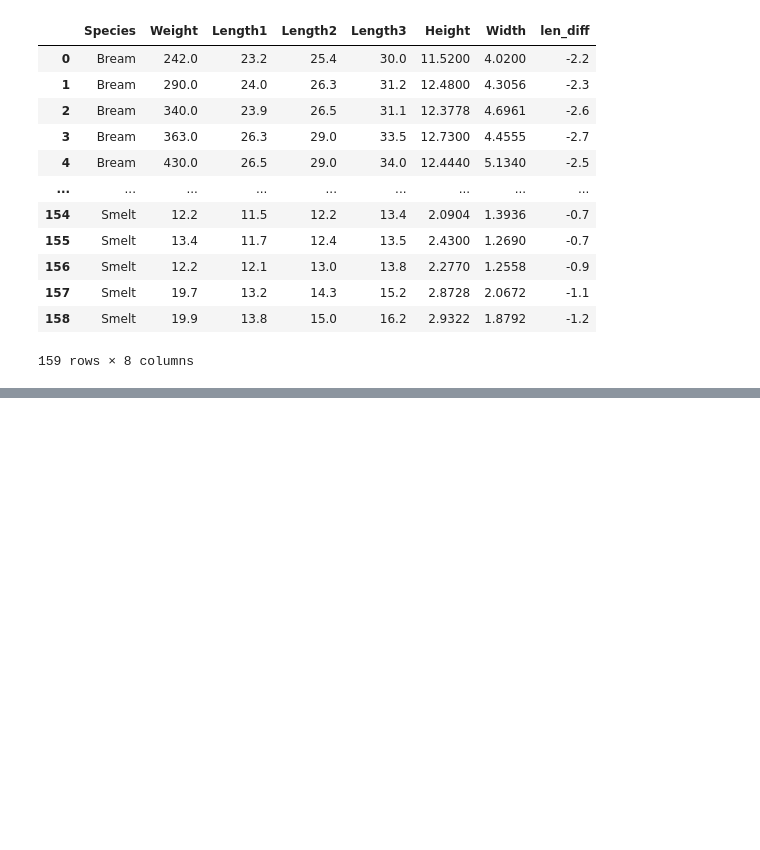
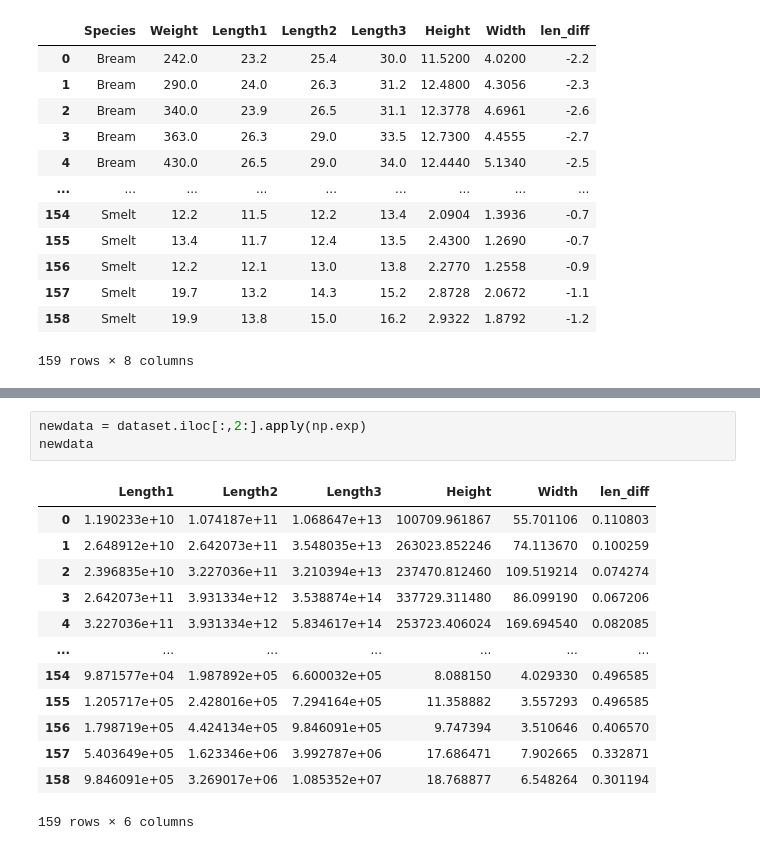
Before and after one commit to tejaswini-rb/tutorials, a Jupyter notebook: Pandas.ipynb, the cells around one changed output, grey strips where cells are left out. Cells and saved outputs as stored; diff of their text form; blank space fills up the shorter version.

```diff
--- a/Pandas.ipynb
+++ b/Pandas.ipynb
@@ -244,0 +291,17 @@ dataset
+# %%
+newdata = dataset.iloc[:,2:].apply(np.exp)
+newdata
+# %% [output]
+|  | Length1 | Length2 | Length3 | Height | Width | len_diff |
+| 0 | 1.190233e+10 | 1.074187e+11 | 1.068647e+13 | 100709.961867 | 55.701106 | 0.110803 |
+| 1 | 2.648912e+10 | 2.642073e+11 | 3.548035e+13 | 263023.852246 | 74.113670 | 0.100259 |
+| 2 | 2.396835e+10 | 3.227036e+11 | 3.210394e+13 | 237470.812460 | 109.519214 | 0.074274 |
+| 3 | 2.642073e+11 | 3.931334e+12 | 3.538874e+14 | 337729.311480 | 86.099190 | 0.067206 |
+| 4 | 3.227036e+11 | 3.931334e+12 | 5.834617e+14 | 253723.406024 | 169.694540 | 0.082085 |
+| ... | ... | ... | ... | ... | ... | ... |
+| 154 | 9.871577e+04 | 1.987892e+05 | 6.600032e+05 | 8.088150 | 4.029330 | 0.496585 |
+| 155 | 1.205717e+05 | 2.428016e+05 | 7.294164e+05 | 11.358882 | 3.557293 | 0.496585 |
+| 156 | 1.798719e+05 | 4.424134e+05 | 9.846091e+05 | 9.747394 | 3.510646 | 0.406570 |
+| 157 | 5.403649e+05 | 1.623346e+06 | 3.992787e+06 | 17.686471 | 7.902665 | 0.332871 |
+| 158 | 9.846091e+05 | 3.269017e+06 | 1.085352e+07 | 18.768877 | 6.548264 | 0.301194 |
+159 rows × 6 columns
```
Also changed, not shown: parts of 6 cells of this notebook.
